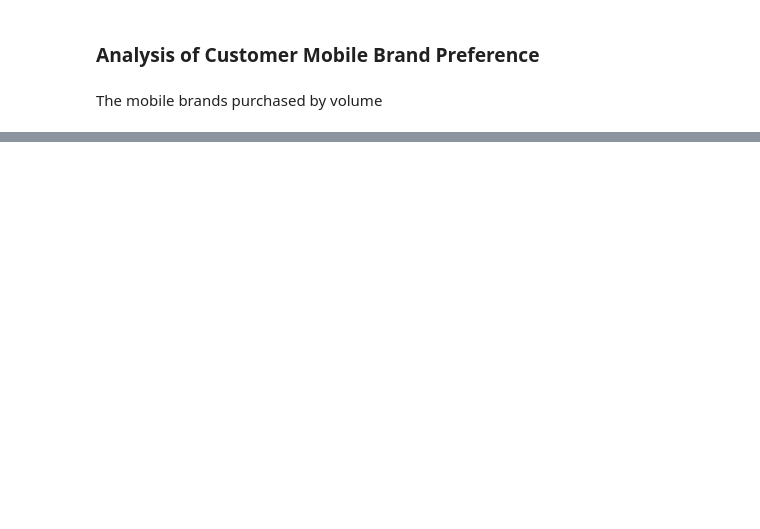
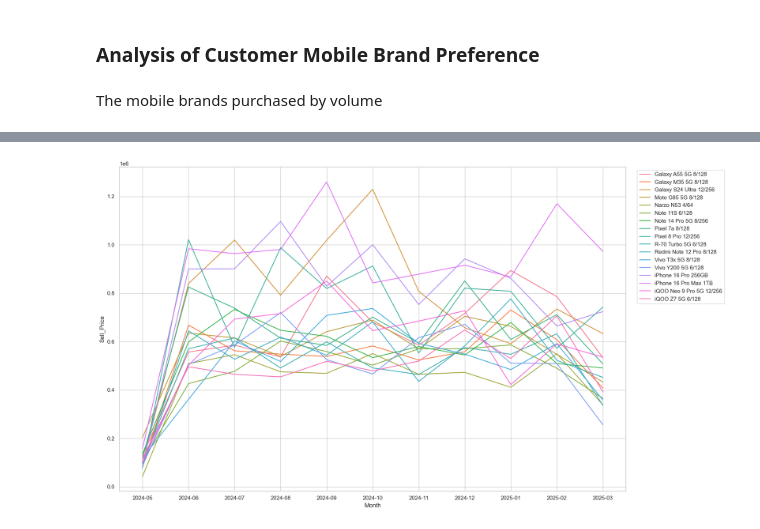
Before and after one commit to adebayopeter/SDS-CP026-retail-pulse, a Jupyter notebook: submissions/team/karl-munroe/data-analysis.ipynb, the cells around one changed output, grey strips where cells are left out. Cells and saved outputs as stored; diff of their text form; code cells hidden in the pictures; blank space fills up the shorter version.

```diff
--- a/submissions/team/karl-munroe/data-analysis.ipynb
+++ b/submissions/team/karl-munroe/data-analysis.ipynb
@@ -203,0 +267,12 @@ dataset.groupby(['Mobile_Name']).agg({'Sell_Price': 'mean', 'Mobile_Name': 'coun
+# %%
+sales_by_mobile = dataset.groupby(['Mobile_Name', 'Month'], as_index=False)
+dataset['Month'] = dataset.Month.apply(lambda x: str(x))
+sales_month = dataset.groupby(['Month', 'Mobile_Name', 'Location']).agg({'Sell_Price': 'sum'})
+sales_month.reset_index()
+plt.figure(figsize=(15,10))
+sns.lineplot(sales_month, x='Month', y='Sell_Price', hue='Mobile_Name', errorbar=None)
+plt.tight_layout()
+plt.legend(loc='upper right', bbox_to_anchor=(1.2,1.0))
+plt.show()
+# %% [output]
+[figure, added]
```
Also changed, not shown: parts of 16 cells of this notebook, 1 other file.
